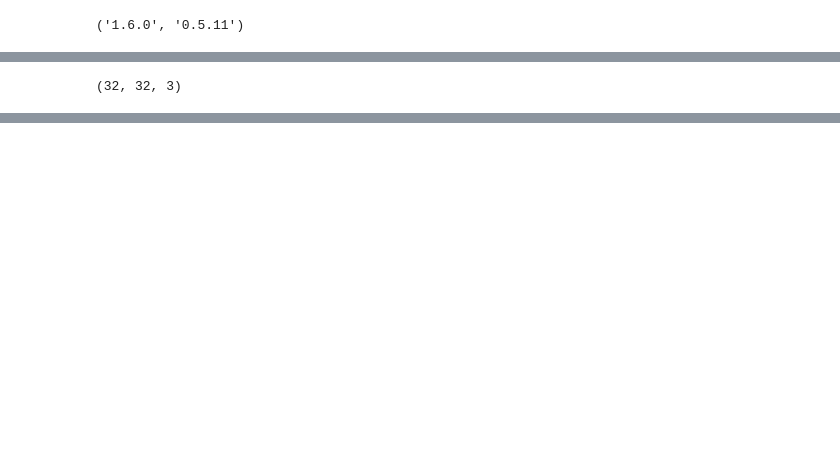
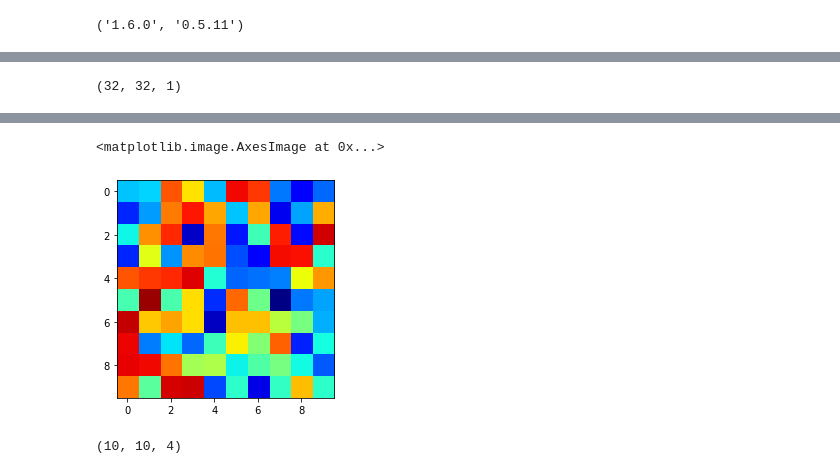
Before and after one commit to ichko/ml-playground, a Jupyter notebook: nca/emergent-nca-in-noisy-cannel-message-passing.ipynb, the cells around one changed output, grey strips where cells are left out. Cells and saved outputs as stored; diff of their text form; code cells hidden in the pictures; blank space fills up the shorter version.

Commit message:
Expermient with single channel output

```diff
--- a/nca/emergent-nca-in-noisy-cannel-message-passing.ipynb
+++ b/nca/emergent-nca-in-noisy-cannel-message-passing.ipynb
@@ -48,27 +48,30 @@ Clipping input data to the valid range for imshow with RGB data ([0..1] for floa
 # %%
 msg_size = 16
 ca_depth = 32
+image_channels = 1
 
 encoder = src.CAEncoder(num_chanels=ca_depth)
-decoder = src.Decoder(output_size=msg_size)
+decoder = src.Decoder(in_channels=image_channels, output_size=msg_size)
 
 noisy_channel = src.NoisyChannel(
     msg_size=msg_size,
     seed_shape=[ca_depth, 32, 32],
     encoder=encoder,
     decoder=decoder,
-    noise=noise
+    noise=noise,
+    num_decode_channels=image_channels,
+
 ).to('cuda')
 
 log_loss = []
 
 out = noisy_channel.forward(bs=1, steps=100)
-out = out[:,-1,:3,:,:]
+out = out[:,-1,:1,:,:]
 out = out.ez.hwc.np[0]
 # plt.imshow(out)
 out.shape
 # %% [output]
-(32, 32, 3)
+(32, 32, 1)
 # %%
 vid = src.generate_video(noisy_channel)
 vid
@@ -101,0 +110,11 @@ for i in tq:
+# %%
+x = np.random.rand(10, 10)
+x = cm.jet(x)
+plt.imshow(x)
+# %% [output]
+<matplotlib.image.AxesImage at 0x...>
+[figure, added]
+# %%
+x.shape
+# %% [output]
+(10, 10, 4)
```
Also changed, not shown: parts of 3 cells of this notebook.
